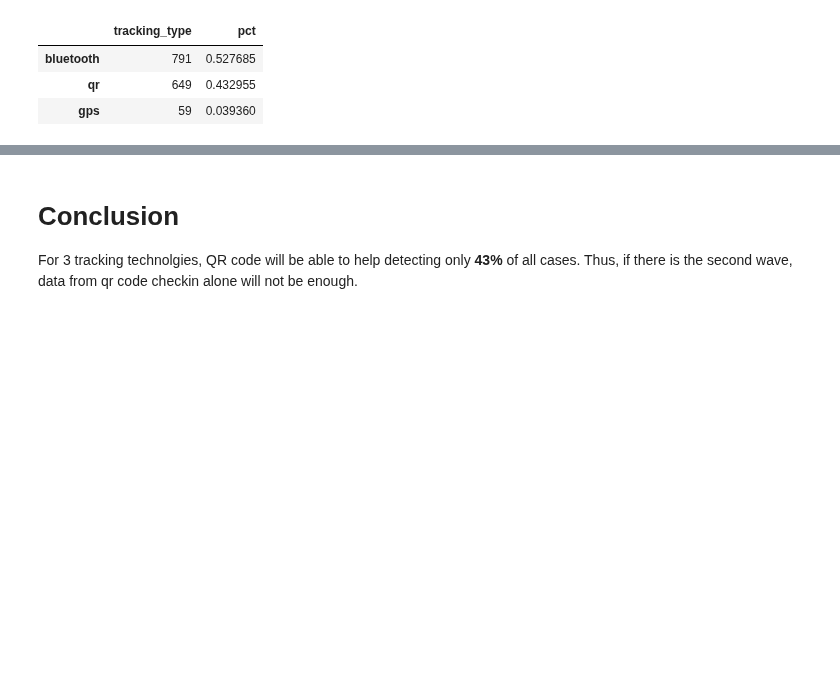
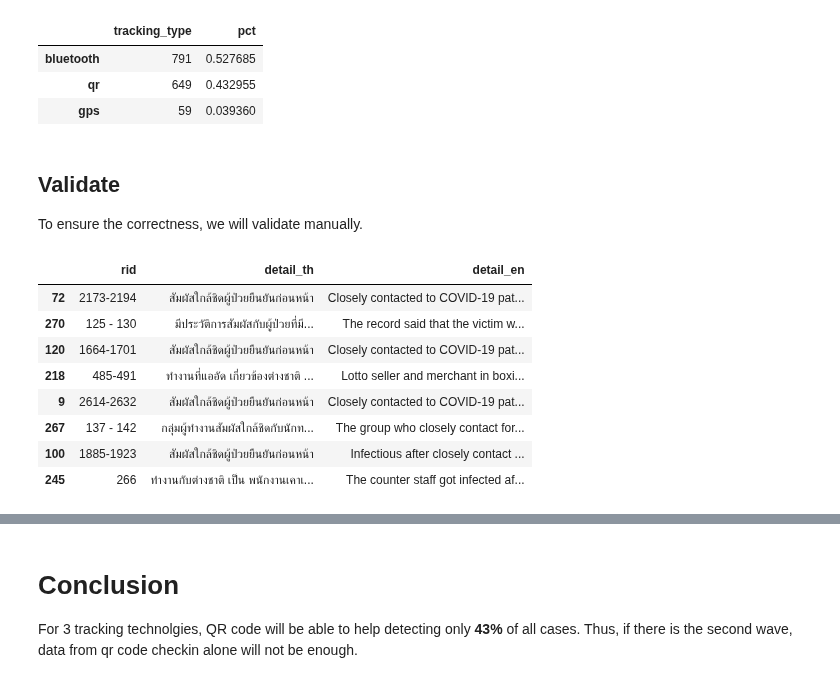
Before and after one commit to natawutn/covid19, a Jupyter notebook: Covid19 Infection Sources and Tracking Technology Analysis.ipynb, the cells around one changed output, grey strips where cells are left out. Drawn from its saved outputs; the diff is of its cells as text; code cells hidden in the pictures; blank space fills up the shorter version.

```diff
--- a/Covid19 Infection Sources and Tracking Technology Analysis.ipynb
+++ b/Covid19 Infection Sources and Tracking Technology Analysis.ipynb
@@ -214,3 +214,18 @@ tracking_only
 | bluetooth | 791 | 0.527685 |
 | qr | 649 | 0.432955 |
 | gps | 59 | 0.039360 |
+# %% [markdown]
+## Validate
+To ensure the correctness, we will validate manually.
+# %%
+df.loc[df.type == 'closed_contacts', ['rid', 'detail_th', 'detail_en']].sample(frac=0.2)
+# %% [output]
+|  | rid | detail_th | detail_en |
+| 72 | 2173-2194 | สัมผัสใกล้ชิดผู้ป่วยยืนยันก่อนหน้า | Closely contacted to COVID-19 pat... |
+| 270 | 125 - 130 | มีประวัติการสัมผัสกับผู้ป่วยที่มี... | The record said that the victim w... |
+| 120 | 1664-1701 | สัมผัสใกล้ชิดผู้ป่วยยืนยันก่อนหน้า | Closely contacted to COVID-19 pat... |
+| 218 | 485-491 | ทำงานที่แออัด เกี่ยวข้องต่างชาติ ... | Lotto seller and merchant in boxi... |
+| 9 | 2614-2632 | สัมผัสใกล้ชิดผู้ป่วยยืนยันก่อนหน้า | Closely contacted to COVID-19 pat... |
+| 267 | 137 - 142 | กลุ่มผู้ทำงานสัมผัสใกล้ชิดกับนักท... | The group who closely contact for... |
+| 100 | 1885-1923 | สัมผัสใกล้ชิดผู้ป่วยยืนยันก่อนหน้า | Infectious after closely contact ... |
+| 245 | 266 | ทำงานกับต่างชาติ เป็น พนักงานเคาเ... | The counter staff got infected af... |
```
Also changed, not shown: parts of 2 cells of this notebook.
